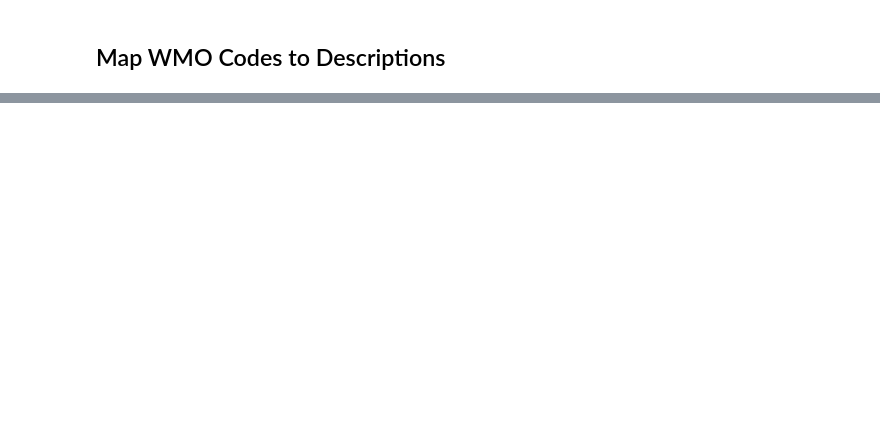
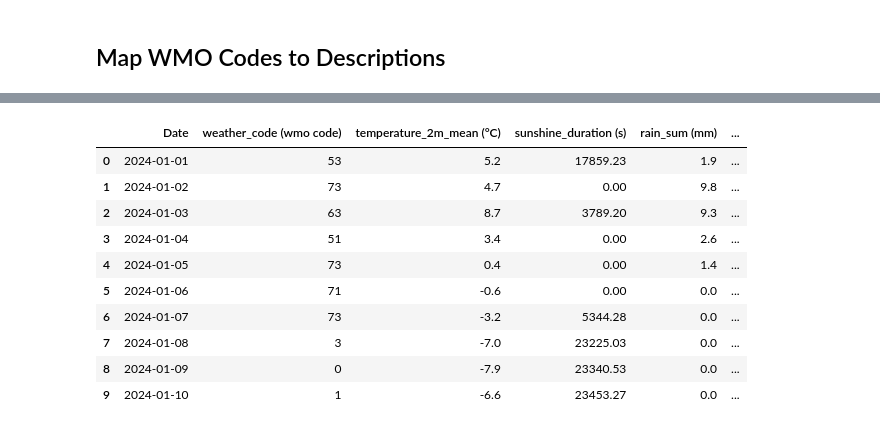
Before and after one commit to Lennartstachowiak/future-proof, a Jupyter notebook: notebooks/berlin_weather_visualization.ipynb, the cells around one changed output, grey strips where cells are left out. Cells and saved outputs as stored; diff of their text form; code cells hidden in the pictures; blank space fills up the shorter version.

```diff
--- a/notebooks/berlin_weather_visualization.ipynb
+++ b/notebooks/berlin_weather_visualization.ipynb
@@ -68,17 +73,13 @@ df['weather_description'] = df['weather_code'].map(wmo_descriptions)
 df['month'] = df['Date'].dt.month
 df['month_name'] = df['Date'].dt.month_name()
 
-def get_season(month):
-    if month in [12, 1, 2]:
-        return 'Winter'
-    elif month in [3, 4, 5]:
-        return 'Spring'
-    elif month in [6, 7, 8]:
-        return 'Summer'
-    else:
-        return 'Fall'
+# Convert date to datetime if it's not already
+df['Date'] = pd.to_datetime(df['Date'])
 
-df['season'] = df['month'].apply(get_season)
+# Feature engineering: Extract more date features
+df['day_of_week'] = df['Date'].dt.dayofweek
+df['day_of_month'] = df['Date'].dt.day
+
 
 # Display the updated dataframe
-display(df[['Date', 'weather_code', 'weather_description', 'temperature_2m_mean (°C)', 'month_name', 'season']].head(10))
+display(df[['Date', 'weather_code', 'weather_description', 'temperature_2m_mean (°C)', 'month_name']].head(10))
@@ -84,0 +98,80 @@ display(df[['Date', 'weather_code', 'weather_description', 'temperature_2m_mean
+# %%
+import numpy as np
+import pandas as pd
+
+# Adding columns with random data
+np.random.seed(42)  # for reproducibility
+
+# Basic random sales between 0 and 150
+df['burger_sales'] = np.random.randint(0, 151, size=len(df))
+df['salad_sales'] = np.random.randint(0, 151, size=len(df))
+df['pizza_sales'] = np.random.randint(0, 151, size=len(df))
+
+# Ice cream sales with strong seasonal and weather-based bias
+# 1. Create seasonal bias (winter months have very low sales)
+winter_months = [12, 1, 2]
+spring_months = [3, 4, 5]
+summer_months = [6, 7, 8]
+fall_months = [9, 10, 11]
+
+# Create a seasonal multiplier (0.1 for winter, 0.6 for spring/fall, 1.0 for summer)
+seasonal_factor = np.ones(len(df))
+for i, month in enumerate(df['month']):
+    if month in winter_months:
+        seasonal_factor[i] = 0.1  # Very low in winter
+    elif month in spring_months:
+        seasonal_factor[i] = 0.6  # Medium in spring
+    elif month in summer_months:
+        seasonal_factor[i] = 1.0  # High in summer
+    elif month in fall_months:
+        seasonal_factor[i] = 0.5  # Medium-low in fall
+
+# 2. Create temperature factor (normalized to 0-1.5 range to create stronger effect)
+# Scale from 0-1.5 where higher temps give values closer to 1.5
+temp_min = df['temperature_2m_mean (°C)'].min()
+temp_max = df['temperature_2m_mean (°C)'].max()
+temp_factor = 1.5 * (df['temperature_2m_mean (°C)'] - temp_min) / (temp_max - temp_min)
+
+# 3. Create sunshine factor (normalized to 0-1 range)
+sunshine_factor = df['sunshine_duration (s)'] / df['sunshine_duration (s)'].max()
+
+# 4. Add a rain penalty (less ice cream on rainy days)
+rain_penalty = 1 - (df['rain_sum (mm)'] / df['rain_sum (mm)'].max()).clip(0, 0.7)
+
+# 5. Combine all factors with appropriate weights
+combined_factor = (
+    0.8 * seasonal_factor +  # Season has strong effect (50%)
+    0.2 * temp_factor +      # Temperature has medium effect (30%)
+    0.6 * sunshine_factor +  # Sunshine has smaller effect (10%)
+    0.3 * rain_penalty       # Rain has smaller effect (10%)
+)
+
+# 6. Create base ice cream demand and apply the combined factor
+base_ice_cream = np.random.randint(20, 80, size=len(df))  # Base demand
+df['ice_cream_sales'] = (base_ice_cream * combined_factor).astype(int)
+
+# 7. Add some randomness for real-world variability (±15%)
+randomness = np.random.uniform(0.85, 1.15, size=len(df))
+df['ice_cream_sales'] = (df['ice_cream_sales'] * randomness).astype(int)
+
+# Ensure values stay within range
+df['ice_cream_sales'] = df['ice_cream_sales'].clip(0, 150)
+
+# 8. Final touch: Force near-zero values for very cold days (below 0°C)
+cold_days = df['temperature_2m_mean (°C)'] < 0
+df.loc[cold_days, 'ice_cream_sales'] = np.random.randint(0, 5, size=sum(cold_days))
+
+# Display a sample of the dataframe with the new columns
+df.head(10)
+# %% [output]
+|  | Date | weather_code (wmo code) | temperature_2m_mean (°C) | sunshine_duration (s) | rain_sum (mm) | ... |
+| 0 | 2024-01-01 | 53 | 5.2 | 17859.23 | 1.9 | ... |
+| 1 | 2024-01-02 | 73 | 4.7 | 0.00 | 9.8 | ... |
+| 2 | 2024-01-03 | 63 | 8.7 | 3789.20 | 9.3 | ... |
+| 3 | 2024-01-04 | 51 | 3.4 | 0.00 | 2.6 | ... |
+| 4 | 2024-01-05 | 73 | 0.4 | 0.00 | 1.4 | ... |
+| 5 | 2024-01-06 | 71 | -0.6 | 0.00 | 0.0 | ... |
+| 6 | 2024-01-07 | 73 | -3.2 | 5344.28 | 0.0 | ... |
+| 7 | 2024-01-08 | 3 | -7.0 | 23225.03 | 0.0 | ... |
+| 8 | 2024-01-09 | 0 | -7.9 | 23340.53 | 0.0 | ... |
+| 9 | 2024-01-10 | 1 | -6.6 | 23453.27 | 0.0 | ... |
```
Also changed, not shown: parts of 5 cells of this notebook, 13 other files.
